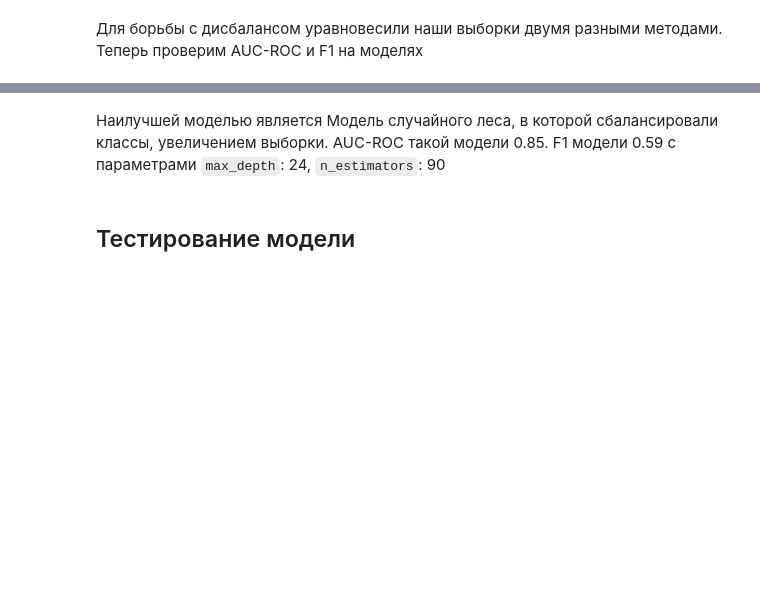
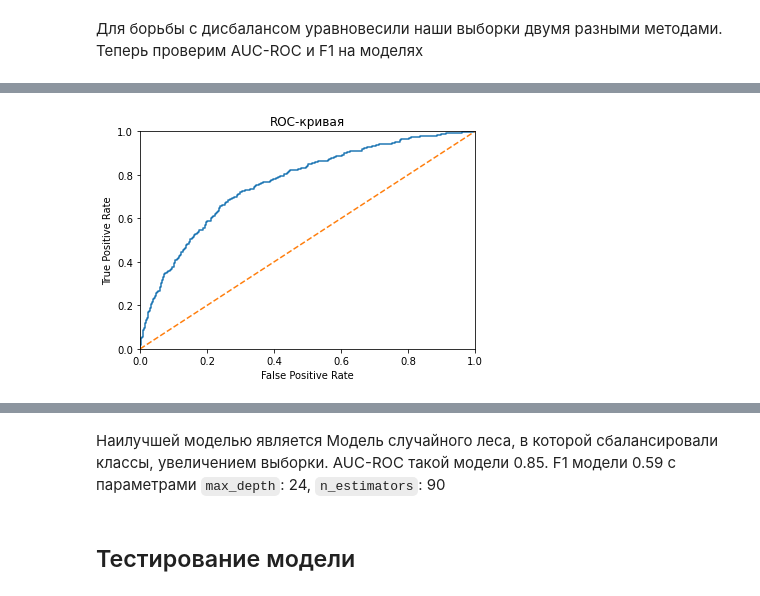
Before and after one commit to AndreyRepinD/DS, a Jupyter notebook: obuchenie_s_uchitelem.ipynb, the cells around one changed output, grey strips where cells are left out. Saved outputs shown, nothing was run; the diff lists cells and outputs as text; code cells hidden in the pictures; blank space fills up the shorter version.

```diff
--- a/obuchenie_s_uchitelem.ipynb
+++ b/obuchenie_s_uchitelem.ipynb
@@ -458,0 +528,29 @@ print('F1 модели дерево решений (сбалансированн
+# %%
+%%time
+LogReg = LogisticRegression()
+LogisticRegression_params = {'class_weight': [None, 'balanced'],
+     'C': [0.5, 1.0, 1.5, 2.0]}
+LogisticRegression_grid_up = GridSearchCV(LogReg, LogisticRegression_params, n_jobs=-1, scoring='accuracy')
+LogisticRegression_grid_up.fit(features_upsampled, target_upsampled)
+probabilities_valid = LogisticRegression_grid_up.predict_proba(features_valid)
+probabilities_one_valid = probabilities_valid[:, 1]
+
+auc_roc = roc_auc_score(target_valid, probabilities_one_valid)
+predictions = LogisticRegression_grid_up.predict(features_valid)
+F1 = f1_score(target_valid, predictions)
+fpr, tpr, thresholds = roc_curve(target_valid, probabilities_one_valid)
+
+plt.figure()
+plt.plot(fpr, tpr)
+plt.plot([0, 1], [0, 1], linestyle='--')
+plt.xlim([0.0, 1.0])
+plt.ylim([0.0, 1.0])
+plt.xlabel('False Positive Rate')
+plt.ylabel('True Positive Rate')
+plt.title('ROC-кривая')
+plt.show()
+print('AUC-ROC модели логистическая регрессия (сбалансированны классы, увеличением выборки)','{:.2f}'.format(auc_roc))
+print('F1 модели логистическая регрессия (сбалансированны классы, увеличением выборки)',\
+      '{:.2f}'.format(F1), 'с параметрами', LogisticRegression_grid_up.best_params_ )
+# %% [output]
+[figure, added]
```
Also changed, not shown: parts of 23 cells of this notebook.
